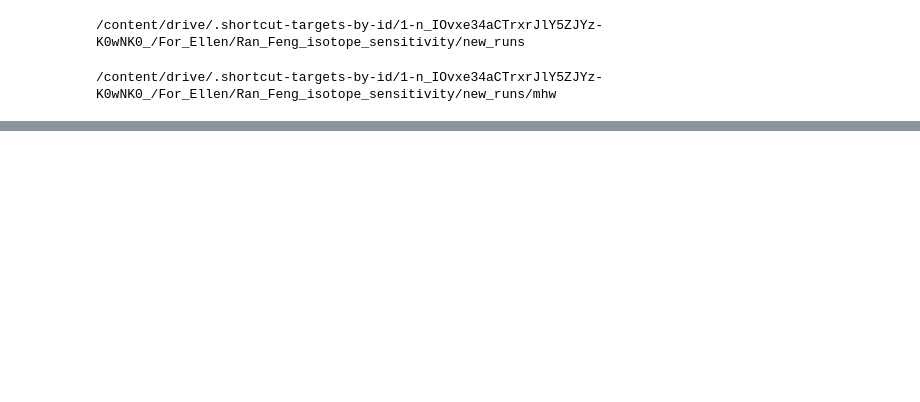
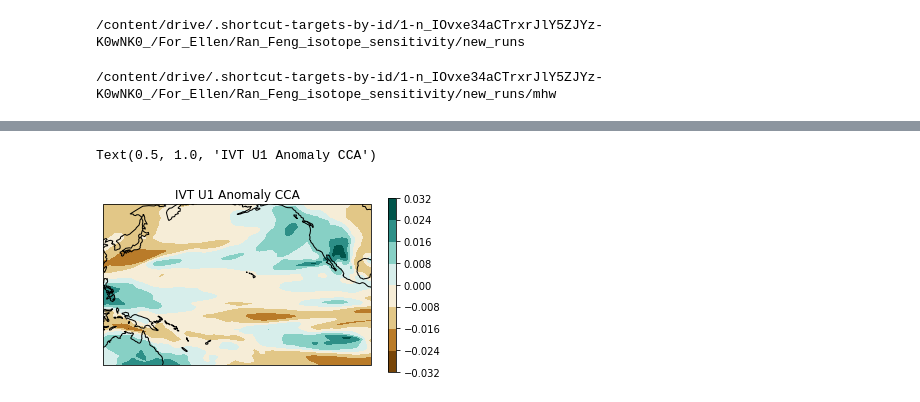
Before and after one commit to emjorgen/EnvDatSci22, a Jupyter notebook: NAM_Z3_IVT.ipynb, the cells around one changed output, grey strips where cells are left out. Cells and saved outputs as stored; diff of their text form; code cells hidden in the pictures; blank space fills up the shorter version.

```diff
--- a/NAM_Z3_IVT.ipynb
+++ b/NAM_Z3_IVT.ipynb
@@ -58,13 +71,15 @@ from sklearn.cross_decomposition import CCA
 # %%
 #bring in uniform warming files
 
-#uniform warming x1; integrated vapor transport and geopotential height
+#uniform warming x1; integrated vapor transport, geopotential height, and surface temperature
 ds1 = xr.open_dataset('f.ie12.E1850C5.f09_f09.PLIO_c.uniwar_1.IVT.0011.0040.nc')
 ds2 = xr.open_dataset('f.ie12.E1850C5.f09_f09.PLIO_c.uniwar_1.Z3.0011.0040.nc')
+ds13 = xr.open_dataset('f.ie12.E1850C5.f09_f09.PLIO_c.uniwar_1.TS.0011.0040.nc')
 
 #uniform warming x2
 ds3 = xr.open_dataset('f.ie12.E1850C5.f09_f09.PLIO_c.uniwar_2.IVT.0011.0040.nc')
 ds4 = xr.open_dataset('f.ie12.E1850C5.f09_f09.PLIO_c.uniwar_2.Z3.0011.0040.nc')
+ds14 = xr.open_dataset('f.ie12.E1850C5.f09_f09.PLIO_c.uniwar_2.TS.0011.0040.nc')
 # %%
 cd ../
 # %% [output]
@@ -279,0 +411,15 @@ print(pca_gph_mhw4.explained_variance_ratio_.sum())
+# %%
+#CCA for IVT of uniform warming x1
+cca = CCA(n_components=1)
+ivt_uni1_c, sst_uni1_c = cca.fit_transform(ivt_uni1_2d, sst_uni1_2d)
+
+ivt_uni1_c /= ivt_uni1_c.std(axis=0)
+sst_uni1_c /= sst_uni1_c.std(axis=0)
+
+A1 = cca.x_weights_
+B1 = cca.y_weights_
+A1 = np.reshape(A1, (nrow_ivt,ncol_ivt), order='F')
+
+BB1 = np.ones([nrow_sst*ncol_sst, 1])
+BB1 = BB1.astype(B1.dtype)
+BB1 = BB1.reshape([nrow_sst,ncol_sst], order='F')
@@ -294,0 +522,21 @@ BB = BB.reshape([nrow_gph,ncol_gph], order='F')
+# %%
+#plot IVT anomoly CCA
+
+fig = plt.figure()
+extent = [120, 270, -30, 60]
+
+#uniform warming x1
+ax1 = fig.add_subplot(projection=ccrs.PlateCarree(central_longitude=180))
+x1, y1 = np.meshgrid(lon_ivt_u1, lat_ivt_u1)
+cs = ax1.contourf(x1, y1, A1,
+                  transform=ccrs.PlateCarree(),
+                  cmap='BrBG')
+
+cb=fig.colorbar(cs, ax=ax1, shrink=0.8, aspect=20)
+ax1.coastlines()
+ax1.set_extent(extent)
+ax1.set_ylim([-30, 60])
+ax1.set_title('IVT U1 Anomaly CCA')
+# %% [output]
+Text(0.5, 1.0, 'IVT U1 Anomaly CCA')
+[figure, added]
```
Also changed, not shown: parts of 25 cells of this notebook.
